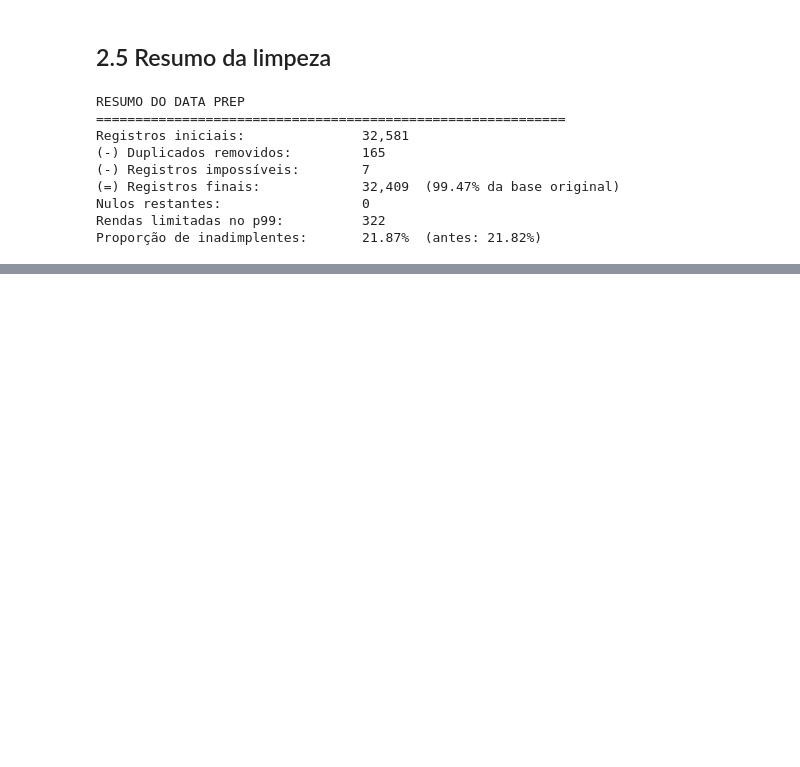
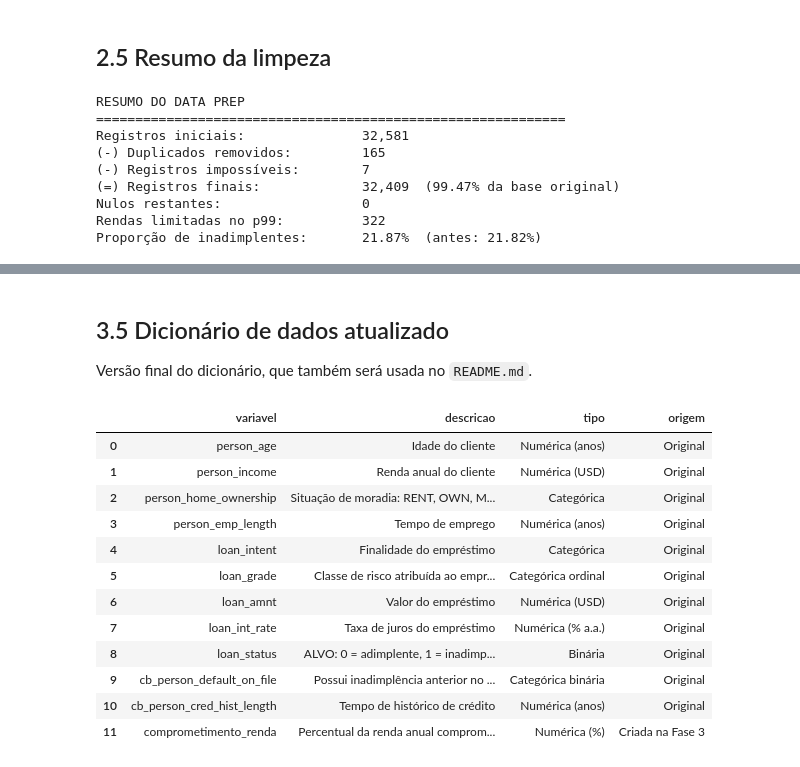
Before and after one commit to waldineilameira-lab/risco-credito-ml, a Jupyter notebook: notebooks/pipeline_risco_credito.ipynb, the cells around one changed output, grey strips where cells are left out. Drawn from its saved outputs; the diff is of its cells as text; code cells hidden in the pictures; blank space fills up the shorter version.

```diff
--- a/notebooks/pipeline_risco_credito.ipynb
+++ b/notebooks/pipeline_risco_credito.ipynb
@@ -952,0 +1082,34 @@ Proporção de inadimplentes:       21.87%  (antes: 21.82%)
+# %% [markdown]
+## 3.5 Dicionário de dados atualizado
+
+Versão final do dicionário, que também será usada no `README.md`.
+# %%
+# ============================================================
+# 3.5 Dicionário final (sem a coluna removida, com a coluna criada)
+# ============================================================
+
+dicionario_final = pd.concat([
+    dicionario[dicionario["variavel"] != "loan_percent_income"].assign(origem="Original"),
+    pd.DataFrame([{
+        "variavel": "comprometimento_renda",
+        "descricao": "Percentual da renda anual comprometido pelo empréstimo: (loan_amnt / person_income) x 100",
+        "tipo": "Numérica (%)",
+        "origem": "Criada na Fase 3",
+    }]),
+], ignore_index=True)
+
+dicionario_final
+# %% [output]
+|  | variavel | descricao | tipo | origem |
+| 0 | person_age | Idade do cliente | Numérica (anos) | Original |
+| 1 | person_income | Renda anual do cliente | Numérica (USD) | Original |
+| 2 | person_home_ownership | Situação de moradia: RENT, OWN, M... | Categórica | Original |
+| 3 | person_emp_length | Tempo de emprego | Numérica (anos) | Original |
+| 4 | loan_intent | Finalidade do empréstimo | Categórica | Original |
+| 5 | loan_grade | Classe de risco atribuída ao empr... | Categórica ordinal | Original |
+| 6 | loan_amnt | Valor do empréstimo | Numérica (USD) | Original |
+| 7 | loan_int_rate | Taxa de juros do empréstimo | Numérica (% a.a.) | Original |
+| 8 | loan_status | ALVO: 0 = adimplente, 1 = inadimp... | Binária | Original |
+| 9 | cb_person_default_on_file | Possui inadimplência anterior no ... | Categórica binária | Original |
+| 10 | cb_person_cred_hist_length | Tempo de histórico de crédito | Numérica (anos) | Original |
+| 11 | comprometimento_renda | Percentual da renda anual comprom... | Numérica (%) | Criada na Fase 3 |
```
Also changed, not shown: parts of 8 cells of this notebook, 1 other file.
